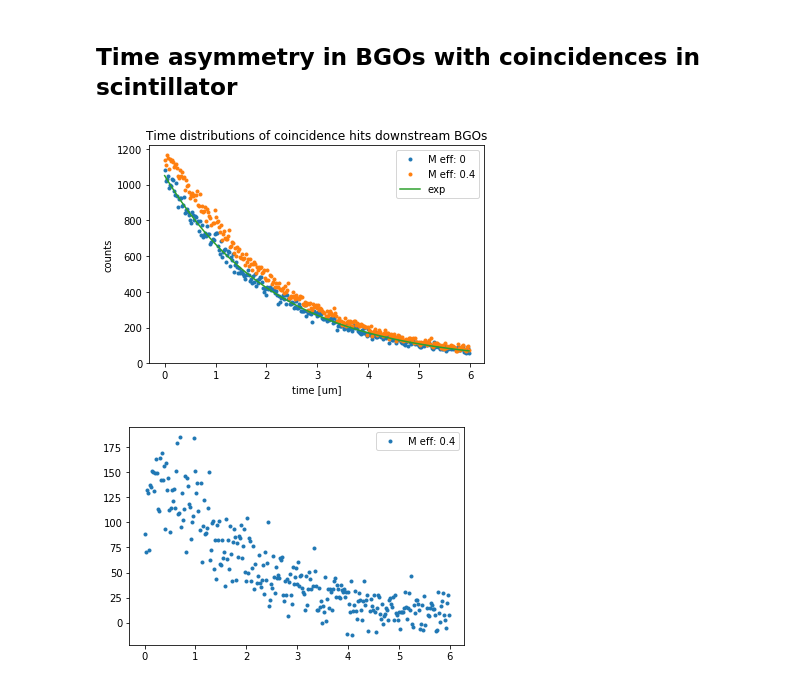
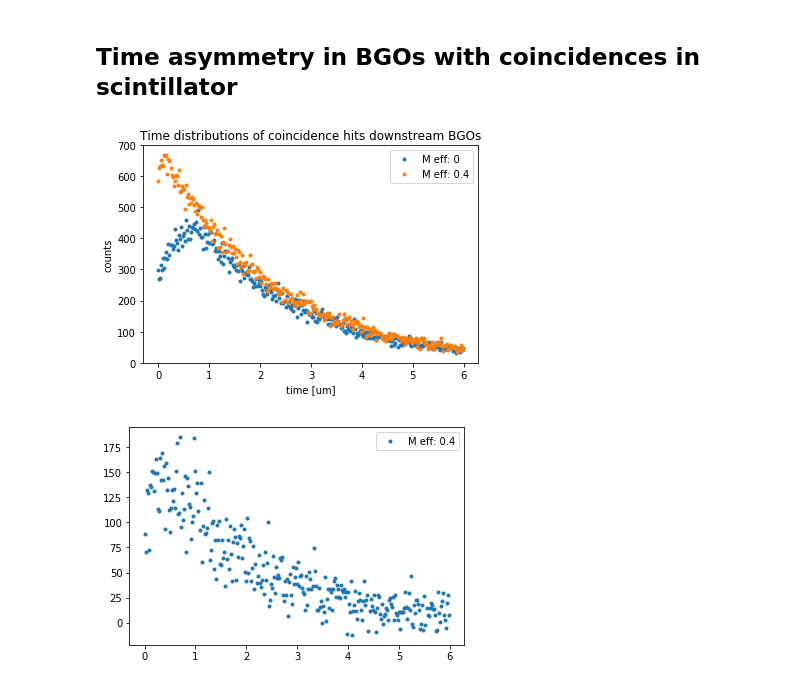
Before and after one commit to irenecortinovis/MuMass_sim, a Jupyter notebook: build/data/M_formation-Mu-only.ipynb, the cells around one changed output. Drawn from its saved outputs; the diff is of its cells as text; code cells hidden in the pictures.

```diff
--- a/build/data/M_formation-Mu-only.ipynb
+++ b/build/data/M_formation-Mu-only.ipynb
@@ -66,7 +64,9 @@ def extract_all_light(filename, edep_thr_scint=0, edep_thr_BGO=0,  particles=0,
                 isscint = (detIDmin_scint <= detID <= detIDmax_scint)
                 isBGO = (detIDmin_BGO <= detID <= detIDmax_BGO)
                 #check for particle
-                isParticle = True if particles == 0 else isParticle = (pID in particles)
+                isParticle = True
+                if particles != 0:
+                    isParticle = (pID in particles)
                 #if when mu hits target, particle passes through a scintillator or BGO, save info
                 if (isParticle and isscint):
                     sum_edep_scint += edep
@@ -257,10 +257,10 @@ def create_fraction(coord0, coord1, fraction):
 # %% [markdown]
 ## Time asymmetry in BGOs with coincidences in scintillator
 # %%
-filename_list = ["musr_2.root", "musr_3.root"]
+filename_list = ["musr_6.root", "musr_8.root"]
 
-coords0_t = extract_all_light(filename_list[0], edep_thr_scint=1.5)
-coords1_t = extract_all_light(filename_list[1], edep_thr_scint=1.5)
+coords0_t = extract_all_light(filename_list[0], edep_thr_scint=0.5)
+coords1_t = extract_all_light(filename_list[1], edep_thr_scint=0.5)
 # %%
 fraction = 0.4
 coords04_t = create_fraction(coords0_t, coords1_t, fraction)
@@ -276,39 +276,39 @@ step = 28.5
 #step = 28.5*5
 divider_down = divider+step
 divider_up = divider-step
 #divider_down_begin = divider+step*3
 #divider_down_end = divider+step*5
 
 bins = np.linspace(0,6,301)
 
-#for coords in [coords0_t, coords1_t]:
-for coords in [coords0_t, coords04_t]:
+for coords in [coords0_t, coords1_t]:
+#for coords in [coords0_t, coords04_t]:
     #times = timediff_distr_new(divider_down_begin,divider_down_end, divider_up, coords[5], coords[6])
     times = timediff_distr(divider_down, divider_up, coords[5], coords[6])
     #downstream
     hist0_d = plt.hist(times[0],bins=bins,alpha=0.3)
     #upstream
     #hist0_u = plt.hist(times[1],bins=bins,alpha=0.3)
     #fill lists of lists
     sum_d_lists.append(hist0_d[0])
     #sum_u_lists.append(hist0_u[0])
 plt.close()
 
 
 for sum_d_list, eff in zip(sum_d_lists, eff_list):
     this_label = "M eff: " + str(eff)
     plt.plot(bins[:-1], sum_d_list, '.', label=this_label)
 
-x = bins[:-1]
-y = 1050*np.exp(-x/2.2)
-plt.plot(x,y,'-', label="exp")
+#x = bins[:-1]
+#y = 1050*np.exp(-x/2.2)
+#plt.plot(x,y,'-', label="exp")
 plt.title("Time distributions of coincidence hits downstream BGOs")
 plt.xlabel("time [um]")
 plt.ylabel("counts")
 plt.legend()
 plt.show()
 # %% [output]
-[figure, old version]
+[figure, new version]
 # %%
 this_label = "M eff: " + str(fraction)
 x = bins[:-1]
```
Also changed, not shown: parts of 7 cells of this notebook, 4 other files.
